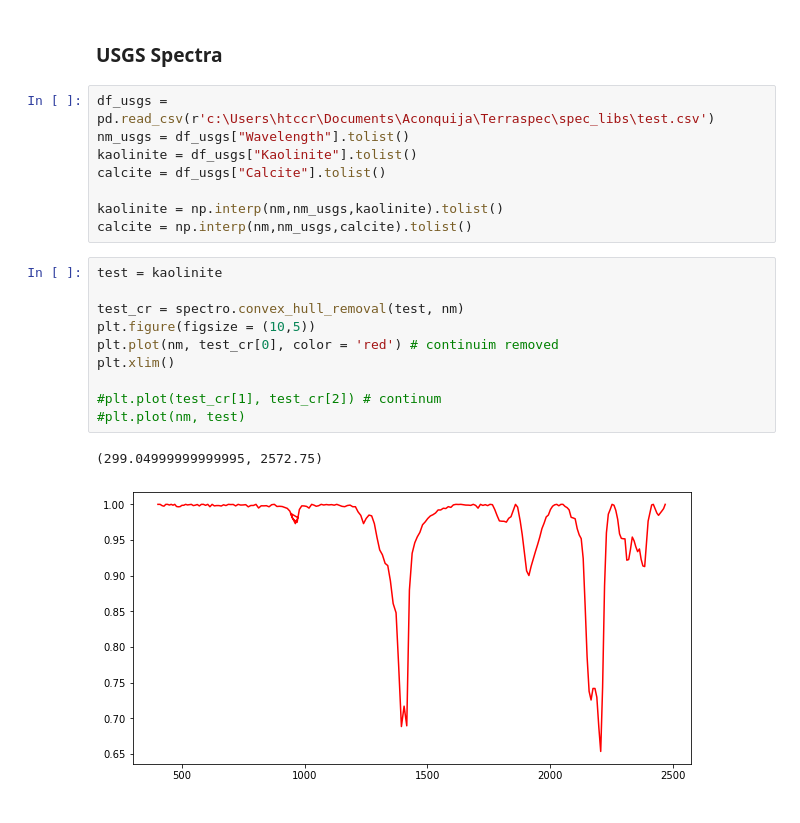
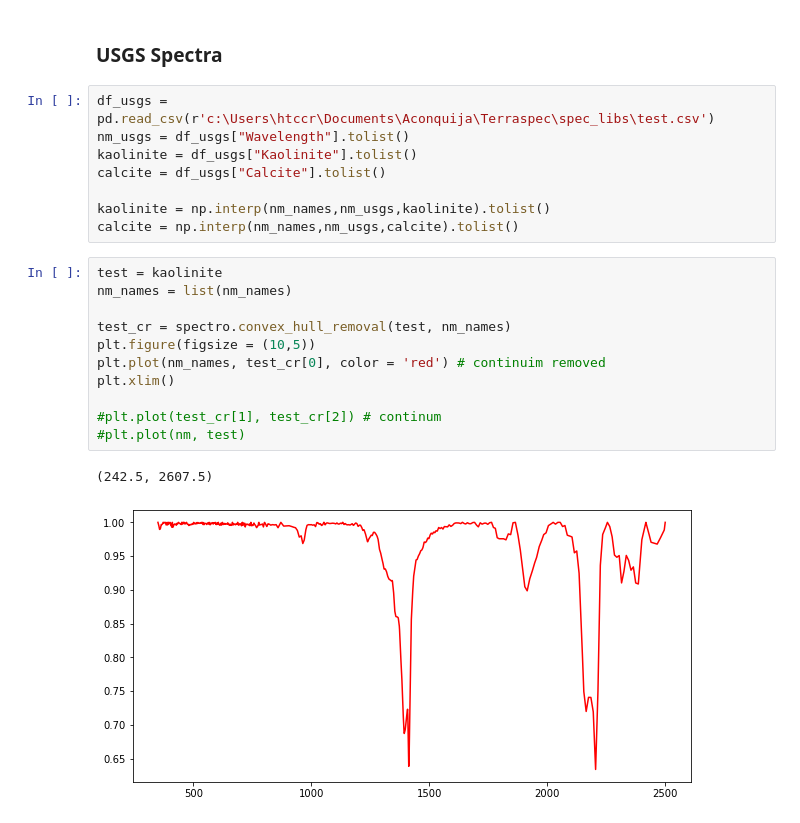
Before and after one commit to henrytcrawford/MSc_scripts_Aconquija, a Jupyter notebook: spectra/hull_removal.ipynb, the cells around one changed output. Drawn from its saved outputs; the diff is of its cells as text.

```diff
--- a/spectra/hull_removal.ipynb
+++ b/spectra/hull_removal.ipynb
@@ -192,18 +189,19 @@ nm_usgs = df_usgs["Wavelength"].tolist()
 kaolinite = df_usgs["Kaolinite"].tolist()
 calcite = df_usgs["Calcite"].tolist()
 
-kaolinite = np.interp(nm,nm_usgs,kaolinite).tolist()
-calcite = np.interp(nm,nm_usgs,calcite).tolist()
+kaolinite = np.interp(nm_names,nm_usgs,kaolinite).tolist()
+calcite = np.interp(nm_names,nm_usgs,calcite).tolist()
 # %%
 test = kaolinite
+nm_names = list(nm_names)
 
-test_cr = spectro.convex_hull_removal(test, nm)
+test_cr = spectro.convex_hull_removal(test, nm_names)
 plt.figure(figsize = (10,5))
-plt.plot(nm, test_cr[0], color = 'red') # continuim removed
+plt.plot(nm_names, test_cr[0], color = 'red') # continuim removed
 plt.xlim()
 
 #plt.plot(test_cr[1], test_cr[2]) # continum
 #plt.plot(nm, test)
 # %% [output]
-(299.04999999999995, 2572.75)
+(242.5, 2607.5)
-[figure, old version]
+[figure, new version]
```
Also changed, not shown: parts of 25 cells of this notebook, 33 other files.
